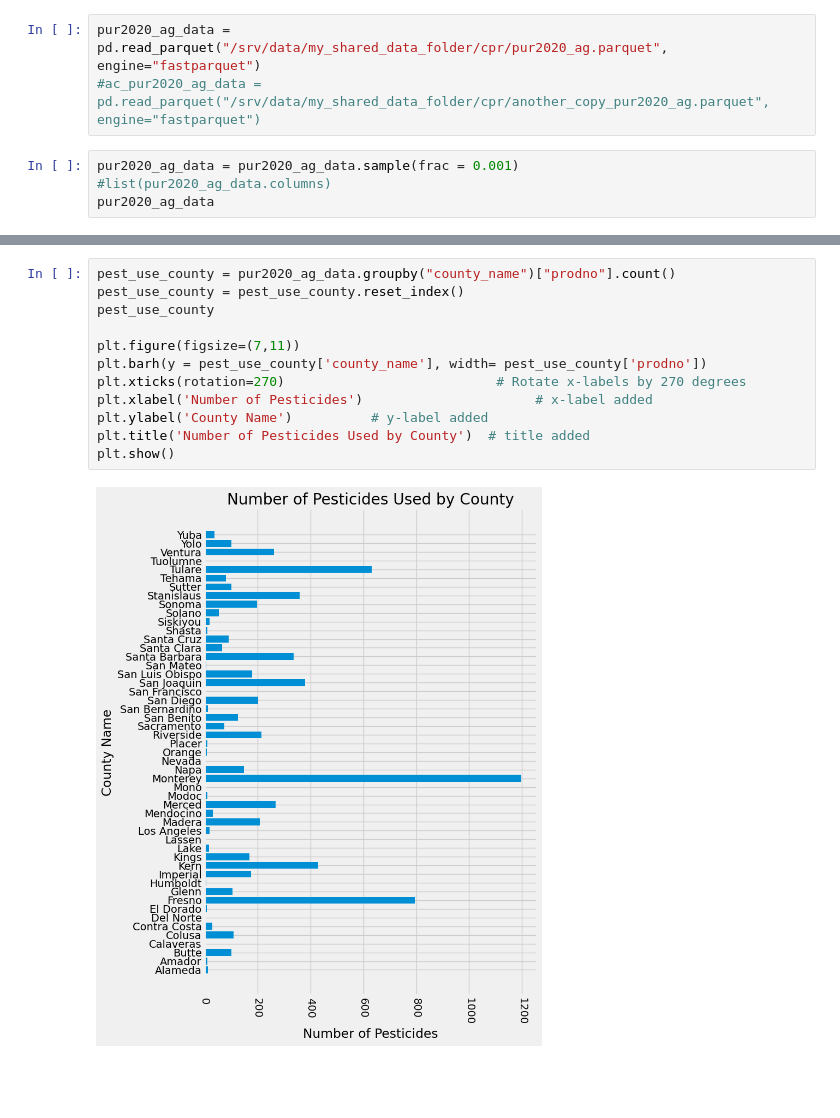
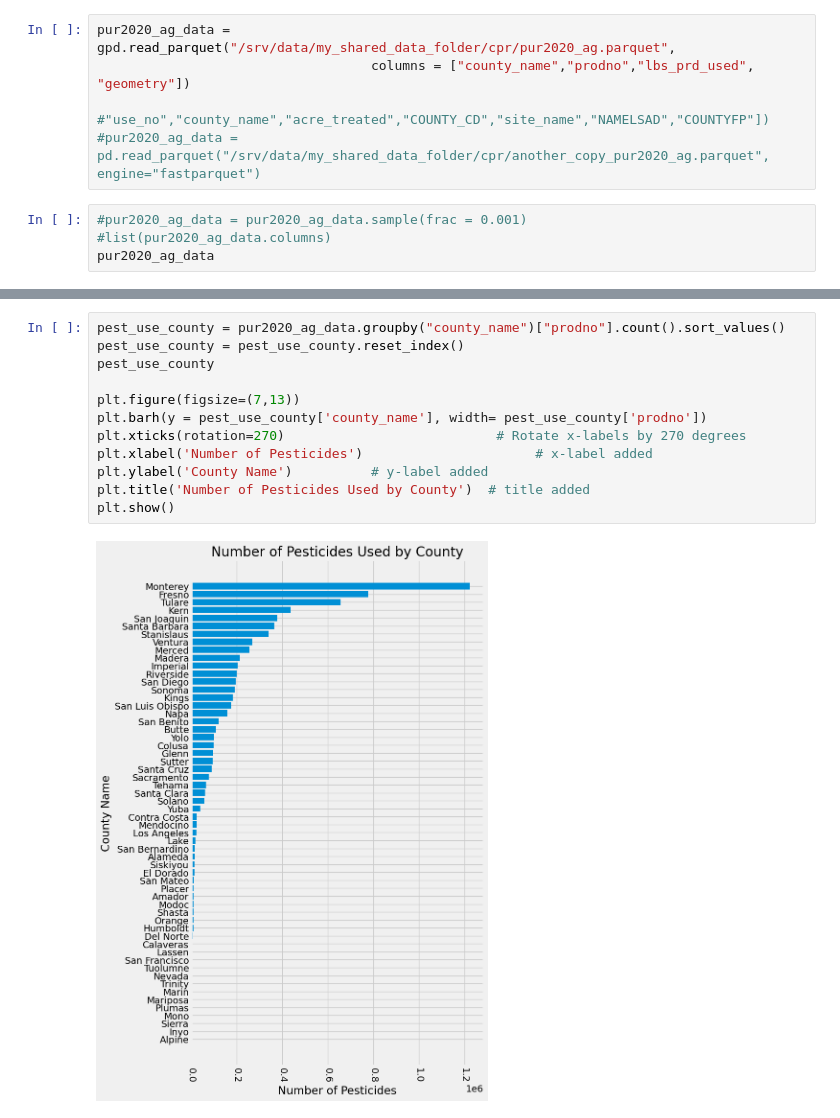
Before and after one commit to uchicago-dsi/cpr-summer-lab-data, a Jupyter notebook: Pesticide_Use_EDA_Shana.ipynb, the cells around one changed output, grey strips where cells are left out. Cells and saved outputs as stored; diff of their text form; blank space fills up the shorter version.

Commit message:
Updated code to load parquet file

```diff
--- a/Pesticide_Use_EDA_Shana.ipynb
+++ b/Pesticide_Use_EDA_Shana.ipynb
@@ -11,8 +13,10 @@ plt.style.use('fivethirtyeight')
 # %%
-pur2020_ag_data = pd.read_parquet("/srv/data/my_shared_data_folder/cpr/pur2020_ag.parquet", engine="fastparquet")
-#ac_pur2020_ag_data = pd.read_parquet("/srv/data/my_shared_data_folder/cpr/another_copy_pur2020_ag.parquet", engine="fastparquet")
+pur2020_ag_data = gpd.read_parquet("/srv/data/my_shared_data_folder/cpr/pur2020_ag.parquet",
+                                   columns = ["county_name","prodno","lbs_prd_used", "geometry"])
+                                              #"use_no","county_name","acre_treated","COUNTY_CD","site_name","NAMELSAD","COUNTYFP"])
+#pur2020_ag_data = pd.read_parquet("/srv/data/my_shared_data_folder/cpr/another_copy_pur2020_ag.parquet", engine="fastparquet")
 # %%
-pur2020_ag_data = pur2020_ag_data.sample(frac = 0.001)
+#pur2020_ag_data = pur2020_ag_data.sample(frac = 0.001)
 #list(pur2020_ag_data.columns)
 pur2020_ag_data
 # %% [output]
@@ -56,15 +60,15 @@ pest_type
 # %%
-pest_use_county = pur2020_ag_data.groupby("county_name")["prodno"].count()
+pest_use_county = pur2020_ag_data.groupby("county_name")["prodno"].count().sort_values()
 pest_use_county = pest_use_county.reset_index()
 pest_use_county
 
-plt.figure(figsize=(7,11))
+plt.figure(figsize=(7,13))
 plt.barh(y = pest_use_county['county_name'], width= pest_use_county['prodno'])
 plt.xticks(rotation=270)                           # Rotate x-labels by 270 degrees
 plt.xlabel('Number of Pesticides')                      # x-label added
 plt.ylabel('County Name')          # y-label added
 plt.title('Number of Pesticides Used by County')  # title added
 plt.show()
 # %% [output]
-[figure, old version]
+[figure, new version]
 # %%
```
Also changed, not shown: parts of 12 cells of this notebook.
